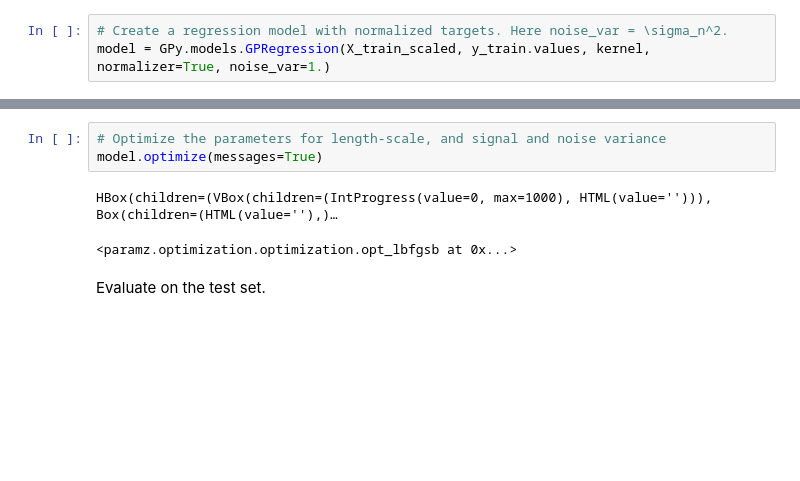
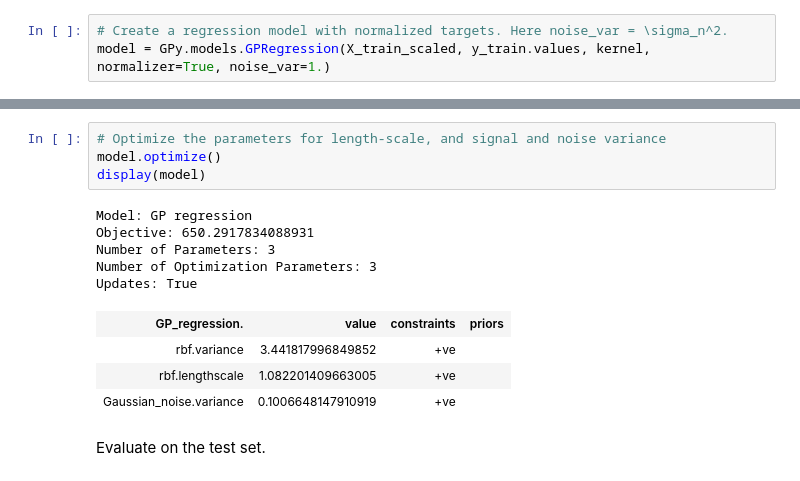
Before and after one commit to mikkokemppainen/Jupyter_notebooks, a Jupyter notebook: Basic regression with Gaussian Processes.ipynb, the cells around one changed output, grey strips where cells are left out. Drawn from its saved outputs; the diff is of its cells as text; blank space fills up the shorter version.

```diff
--- a/Basic regression with Gaussian Processes.ipynb
+++ b/Basic regression with Gaussian Processes.ipynb
@@ -249,10 +257,18 @@ Updates: True
 | Gaussian_noise.variance | 1.0 | +ve |  |
 # %%
 # Optimize the parameters for length-scale, and signal and noise variance
-model.optimize(messages=True)
+model.optimize()
+display(model)
 # %% [output]
-HBox(children=(VBox(children=(IntProgress(value=0, max=1000), HTML(value=''))), Box(children=(HTML(value=''),)…
+Model: GP regression
+Objective: 650.2917834088931
+Number of Parameters: 3
+Number of Optimization Parameters: 3
+Updates: True
-<paramz.optimization.optimization.opt_lbfgsb at 0x...>
+| GP_regression. | value | constraints | priors |
+| rbf.variance | 3.441817996849852 | +ve |  |
+| rbf.lengthscale | 1.082201409663005 | +ve |  |
+| Gaussian_noise.variance | 0.1006648147910919 | +ve |  |
 # %% [markdown]
 Evaluate on the test set.
 # %%
```
Also changed, not shown: parts of 11 cells of this notebook.
